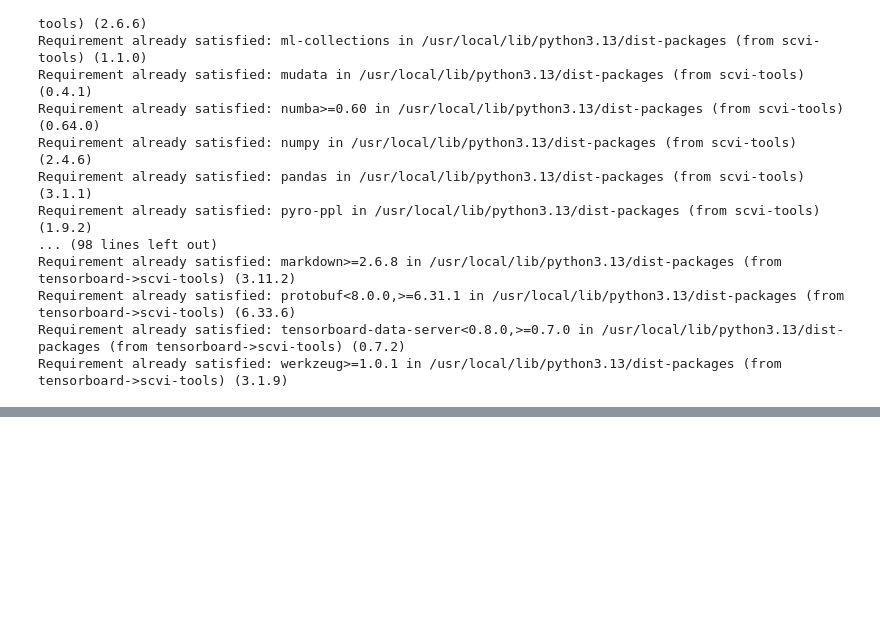
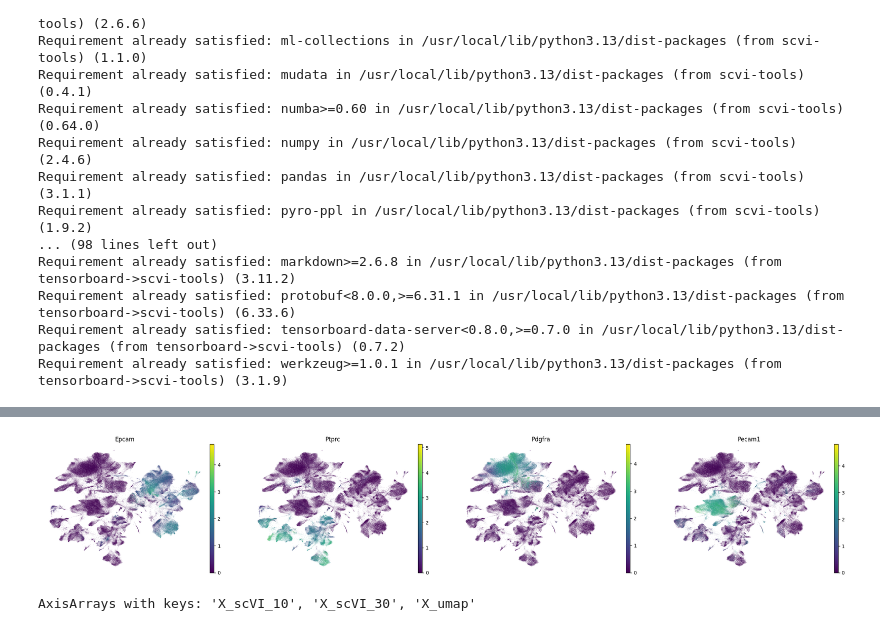
Before and after one commit to ramtinmt/lung-tumor-development-after-injury, a Jupyter notebook: integration_code.ipynb, the cells around one changed output, grey strips where cells are left out. Saved outputs shown, nothing was run; the diff lists cells and outputs as text; code cells hidden in the pictures; blank space fills up the shorter version.

```diff
--- a/integration_code.ipynb
+++ b/integration_code.ipynb
@@ -52,0 +94,4 @@ INFO:lightning.pytorch.utilities.rank_zero:`Trainer.fit` stopped: `max_epochs=23
+# %%
+sc.pl.umap(adata, color=['Epcam', 'Ptprc', 'Pdgfra', 'Pecam1'], frameon=False)
+# %% [output]
+[figure, added]
@@ -52,0 +102,4 @@ INFO:lightning.pytorch.utilities.rank_zero:`Trainer.fit` stopped: `max_epochs=23
+# %%
+adata.obsm
+# %% [output]
+AxisArrays with keys: 'X_scVI_10', 'X_scVI_30', 'X_umap'
```
Also changed, not shown: parts of 11 cells of this notebook.
